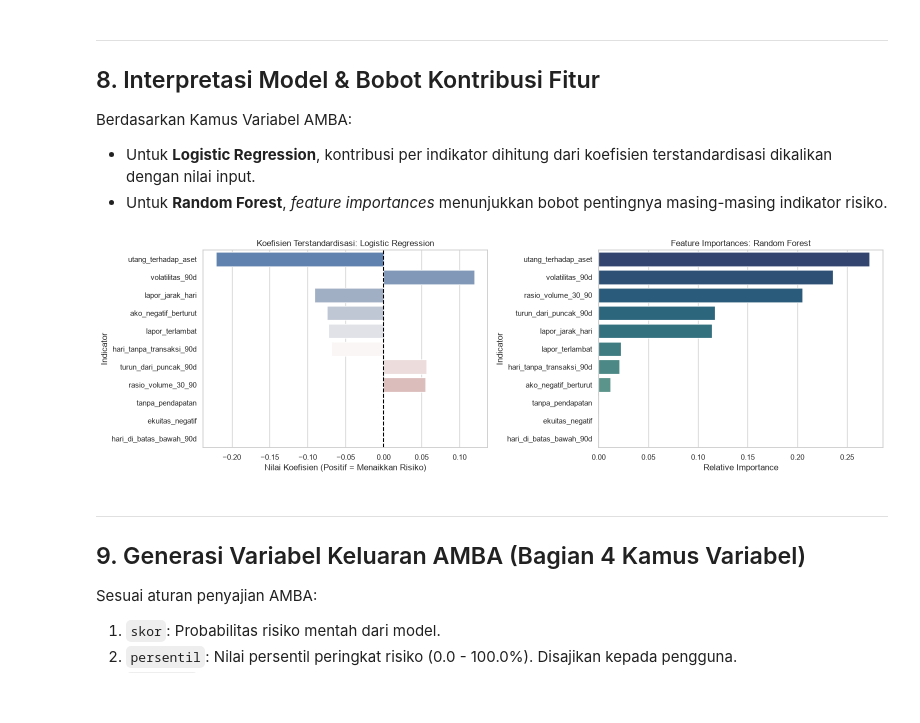
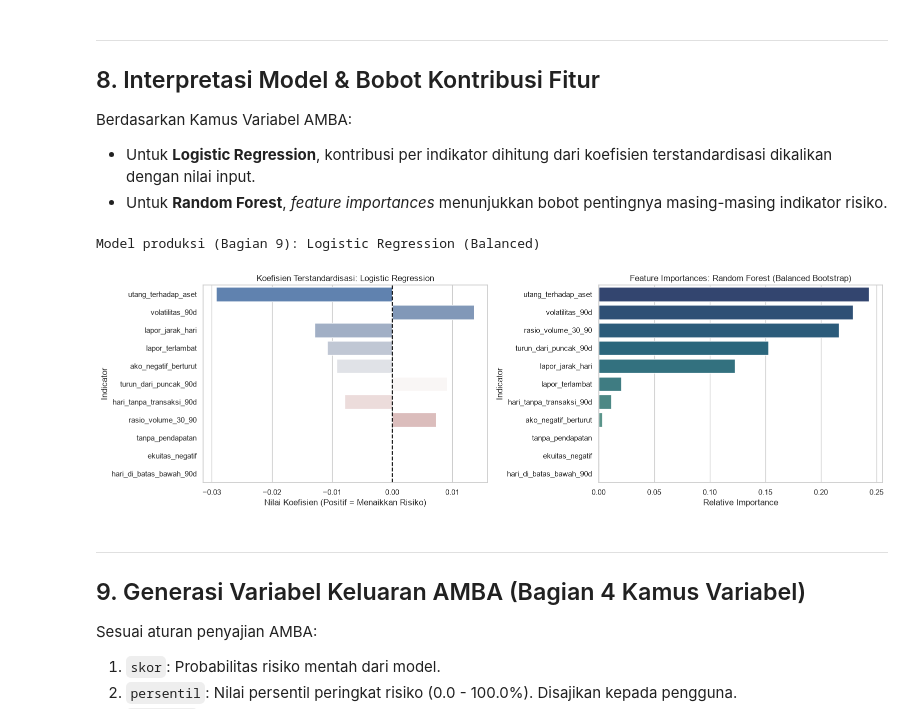
Before and after one commit to maniikambara/LIMINA-model-train, a Jupyter notebook: preprocessing/notebook/modeling_and_evaluation.ipynb, the cells around one changed output. Saved outputs shown, nothing was run; the diff lists cells and outputs as text; code cells hidden in the pictures.

```diff
--- a/preprocessing/notebook/modeling_and_evaluation.ipynb
+++ b/preprocessing/notebook/modeling_and_evaluation.ipynb
@@ -302,6 +328,16 @@ Random Forest mampu menangkap relasi interaksi non-linear (misalnya: interaksi a
 > **Catatan mode adaptif (ditambahkan setelah insiden data 0 sampel positif):** seluruh Bagian 6 di bawah ini hanya berjalan sebagai tuning supervised (GridSearchCV) kalau kelas positif (target saat ini: `event_category.notna()`) punya minimal 2 sampel pada cakupan data saat ini (`SUPERVISED_MODE = True`, lihat Bagian 4.1). Kalau tidak, notebook otomatis memakai `SkorAnomaliMahalanobis`, skor anomali *unsupervised* berbasis jarak Mahalanobis (kovarians shrinkage Ledoit-Wolf) yang tidak memakai label sama sekali, dan seluruh output terkait (metrik, model tersimpan, `backtest.json`) ditandai jelas sebagai belum divalidasi secara statistik. Ini BUKAN pengganti solusi sesungguhnya -- perluas cakupan simbol/tanggal (lihat `eda_and_feature_engineering.ipynb`, sel diagnosa di bagian akhir) begitu ada waktu, lalu jalankan ulang notebook ini untuk mendapat model supervised yang sah.
 # %%
 # 6.1 Random Forest: Hyperparameter Tuning 2 Tahap -- mode supervised, group-aware
+#
+# BalancedRandomForestClassifier (imbalanced-learn), BUKAN RandomForestClassifier
+# biasa + class_weight="balanced". Bedanya: BalancedRandomForestClassifier
+# menyeimbangkan bootstrap sample TIAP POHON (tiap pohon dilatih dari sampel
+# yang sudah 50:50 kelas 0/1), bukan cuma membobot ulang loss function seperti
+# class_weight. Pada data timpang parah + N kecil seperti ini, biasanya lebih
+# efektif daripada class_weight saja. Kalau imbalanced-learn belum terinstal
+# (lihat Bagian 1), otomatis jatuh ke RandomForestClassifier + class_weight
+# biasa (fallback aman, bukan error).
+#
 # scoring="average_precision", BUKAN "accuracy" -- kelas sangat timpang
 # membuat akurasi menyesatkan (Bagian 5 Kamus Variabel); average_precision
 # menilai peringkat probabilitas kelas positif di seluruh ambang, konsisten
@@ -324,6 +360,13 @@ Random Forest mampu menangkap relasi interaksi non-linear (misalnya: interaksi a
 # bukan cuma di dalam kernel notebook ini (lihat docstring modul tsb.).
 from sectors_fetcher.risk_scorer_fallback import SkorAnomaliMahalanobis
 
+if not _HAS_IMBLEARN:
+    print(
+        "PERINGATAN: imbalanced-learn tidak terinstal (`pip install -r requirements.txt`) "
+        "-- BalancedRandomForestClassifier tidak tersedia, jatuh ke RandomForestClassifier "
+        "biasa + class_weight='balanced'. Hasil tuning di bawah kemungkinan sedikit lebih "
+        "lemah dibanding kalau imbalanced-learn terpasang."
+    )
 
 if SUPERVISED_MODE:
     # --- Tahap 1: RandomizedSearchCV, ruang pencarian lebar ---
@@ -334,11 +377,11 @@ if SUPERVISED_MODE:
         "min_samples_leaf": randint(1, 6),
         "max_features": ["sqrt", "log2", None],
         "criterion": ["gini", "entropy"],
-        "class_weight": ["balanced", "balanced_subsample"],
+        "class_weight": [None, "balanced", "balanced_subsample"],
     }
 
     rf_random = RandomizedSearchCV(
-        estimator=RandomForestClassifier(random_state=42),
+        estimator=BalancedRandomForestClassifier(random_state=42),
         param_distributions=param_dist,
         n_iter=60,
         scoring="average_precision",
@@ -369,7 +412,7 @@ if SUPERVISED_MODE:
     }
 
     rf_search = GridSearchCV(
-        estimator=RandomForestClassifier(random_state=42),
+        estimator=BalancedRandomForestClassifier(random_state=42),
         param_grid=param_grid_fine,
         scoring="average_precision",
         cv=cv,
@@ -546,11 +611,12 @@ Berdasarkan Kamus Variabel AMBA:
 - Untuk **Logistic Regression**, kontribusi per indikator dihitung dari koefisien terstandardisasi dikalikan dengan nilai input.
 - Untuk **Random Forest**, *feature importances* menunjukkan bobot pentingnya masing-masing indikator risiko.
 # %%
-# 8.1 Analisis Koefisien Regresi Logistik dan Feature Importance Random Forest
-# Fit model penuh untuk ekstraksi koefisien / kontribusi
+# 8.1 Analisis Koefisien Regresi Logistik dan Feature Importance Random Forest,
+# + Menetapkan model_terpilih (dipakai Bagian 9 untuk skor produksi)
 rf_model.fit(X, y)  # signature fit(X, y=None) kompatibel di kedua mode
 
 if SUPERVISED_MODE:
+    pipe_lr_base.fit(X, y)      # belum pernah di-fit penuh sebelumnya (Bagian 4.1 cuma CV)
     pipe_lr_balanced.fit(X, y)
     lr_coefs = pipe_lr_balanced.named_steps["clf"].coef_[0]
     df_lr_feat = pd.DataFrame({
@@ -558,40 +624,52 @@ if SUPERVISED_MODE:
         "Coefficient": lr_coefs,
         "Abs_Weight": np.abs(lr_coefs)
     }).sort_values("Abs_Weight", ascending=False)
+
+    # model_terpilih = model dengan Avg Precision CV tertinggi (Bagian 7.1),
+    # BUKAN selalu Random Forest -- lihat catatan Bagian 7.1/9.1.
+    model_map = {
+        "Baseline Logistic Regression": pipe_lr_base,
+        "Logistic Regression (Balanced)": pipe_lr_balanced,
+        "Random Forest (Balanced Bootstrap)": rf_model,
+    }
+    model_terpilih = model_map[best_model_name]
+    print(f"Model produksi (Bagian 9): {best_model_name}")
 else:
     lr_coefs = None
     df_lr_feat = None
+    model_terpilih = rf_model  # SkorAnomaliMahalanobis (fallback unsupervised)
     print("Dilewati: koefisien Logistic Regression (butuh SUPERVISED_MODE=True).")
 
 # Feature Importances Random Forest ATAU SkorAnomaliMahalanobis (keduanya
 # punya properti feature_importances_ dengan makna "kontribusi rata-rata")
 rf_importances = rf_model.feature_importances_
 df_rf_feat = pd.DataFrame({
     "Indicator": feature_cols,
     "Importance": rf_importances
 }).sort_values("Importance", ascending=False)
 
 if SUPERVISED_MODE:
     fig, axes = plt.subplots(1, 2, figsize=(16, 5))
 
     sns.barplot(data=df_lr_feat, x="Coefficient", y="Indicator", ax=axes[0], palette="vlag")
     axes[0].axvline(0, color="black", linestyle="--")
     axes[0].set_title("Koefisien Terstandardisasi: Logistic Regression")
     axes[0].set_xlabel("Nilai Koefisien (Positif = Menaikkan Risiko)")
 
     sns.barplot(data=df_rf_feat, x="Importance", y="Indicator", ax=axes[1], palette="crest_r")
-    axes[1].set_title("Feature Importances: Random Forest")
+    axes[1].set_title("Feature Importances: Random Forest (Balanced Bootstrap)")
     axes[1].set_xlabel("Relative Importance")
 else:
     fig, ax = plt.subplots(1, 1, figsize=(9, 5))
     sns.barplot(data=df_rf_feat, x="Importance", y="Indicator", ax=ax, palette="crest_r")
     ax.set_title("Kontribusi Rata-rata: Skor Anomali Mahalanobis (unsupervised)")
     ax.set_xlabel("Rata-rata |kontribusi| terhadap jarak Mahalanobis")
 
 plt.tight_layout()
 plt.show()
 # %% [output]
+Model produksi (Bagian 9): Logistic Regression (Balanced)
-[figure, old version]
+[figure, new version]
 # %% [markdown]
 ---
 ## 9. Generasi Variabel Keluaran AMBA (Bagian 4 Kamus Variabel)
```
Also changed, not shown: parts of 7 cells of this notebook, 9 other files.
